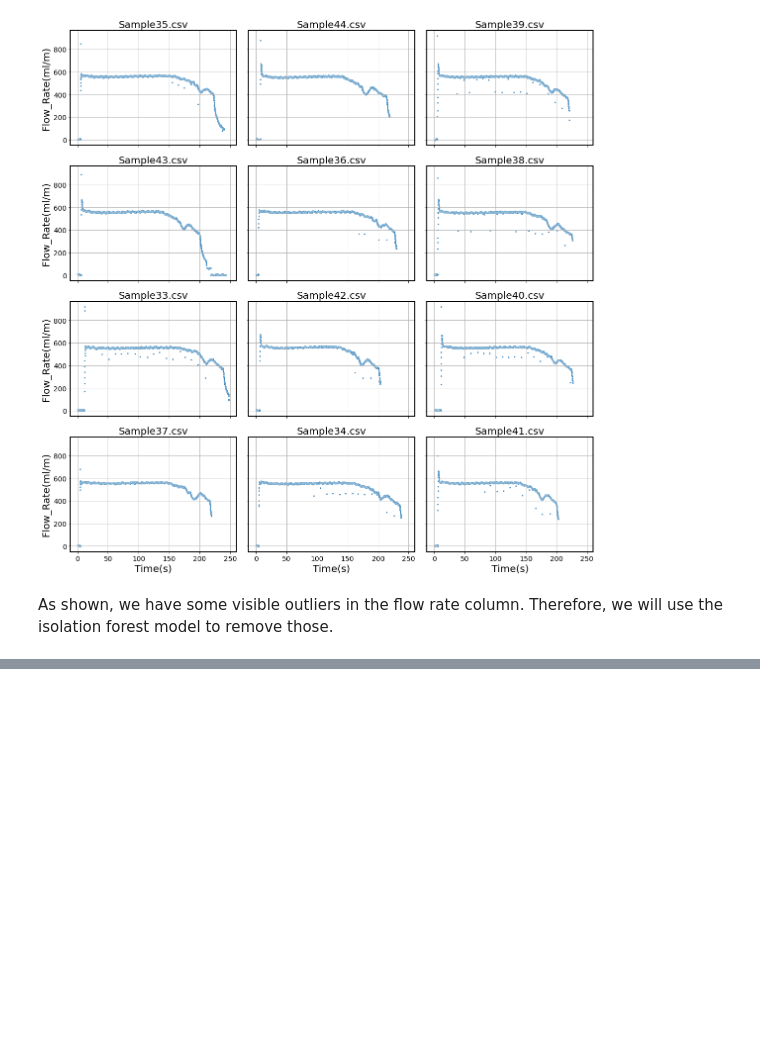
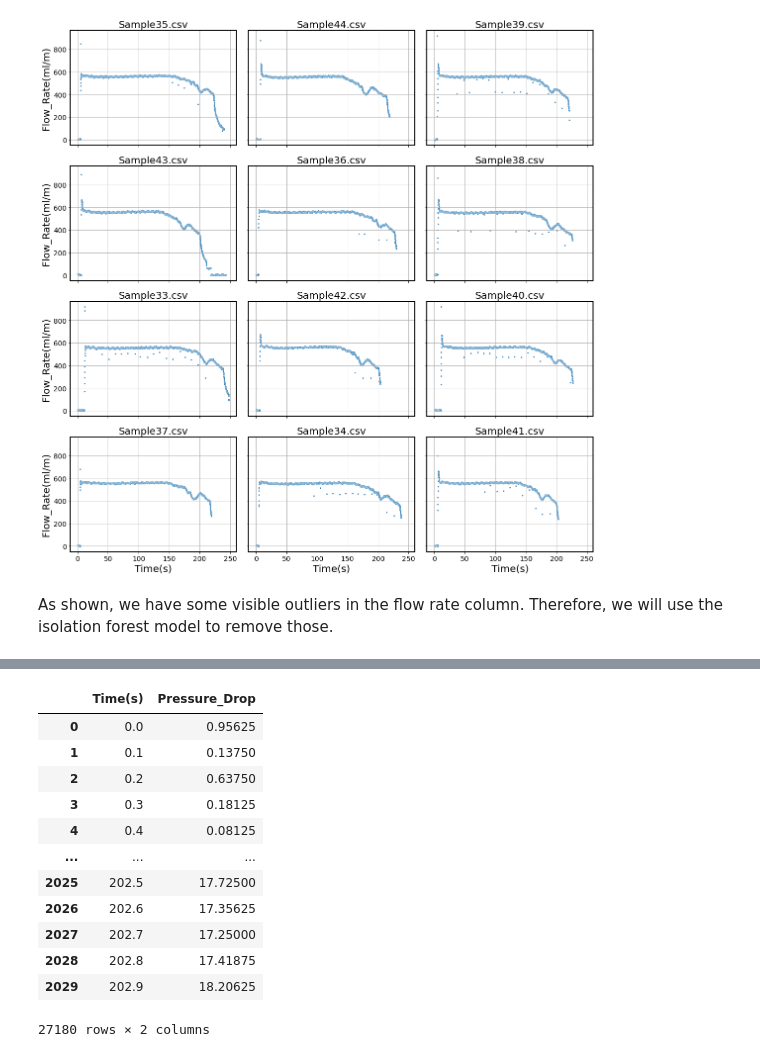
Before and after one commit to AddisonAV/DataChallenge2020, a Jupyter notebook: main.ipynb, the cells around one changed output, grey strips where cells are left out. Drawn from its saved outputs; the diff is of its cells as text; code cells hidden in the pictures; blank space fills up the shorter version.

```diff
--- a/main.ipynb
+++ b/main.ipynb
@@ -175,0 +108,8 @@ KeyError: 'Upstream_Pressure(psi)'
+# %%
+df_pr = df_example.drop(['Upstream_Pressure(psi)', 'Downstream_Pressure(psi)'], axis = 1)
+df_pr
+
+db = DBSCAN(eps = 20)
+labels = db.fit_predict(df_pr)
+df_pr['cluster'] = labels
+px.scatter(data_frame=df_pr, x = 'Time(s)', y = 'Flow_Rate(ml/m)', color = 'cluster')
@@ -175,0 +150,49 @@ KeyError: 'Upstream_Pressure(psi)'
+# %%
+def get_pressure_drop(dataFrame):
+    data_frame = dataFrame.copy()
+    UP_Pessure = np.array(data_frame['Upstream_Pressure(psi)'])
+    D_Pressure = np.array(data_frame['Downstream_Pressure(psi)'])
+    drop_pressure = UP_Pessure-D_Pressure
+    data_frame['Pressure_Drop'] = drop_pressure
+    return data_frame
+# %%
+def get_labels(data_frame):
+    df = get_pressure_drop(data_frame)
+    pressure_threshold_index = np.where(np.array(df['Pressure_Drop']) > 20)[0][0]
+
+    pressure_threshold_index
+    times = list(df['Time(s)'])
+    threshold_time = times[pressure_threshold_index]
+
+    labels = [round(threshold_time - i, 1) if (threshold_time - i) > 0 else 0 for i in times]
+    return labels, df['Pressure_Drop']
+# %%
+
+labels = []
+pressure_drop = []
+
+for i in range(len(large_dataframes)):
+    label, p_d =  get_labels(large_dataframes[i])
+    labels += label
+    pressure_drop+= list(p_d)
+
+
+
+df_full = pd.concat(large_dataframes)
+df_full = df_full.drop(['Flow_Rate(ml/m)','Upstream_Pressure(psi)', 'Downstream_Pressure(psi)'], axis = 1)
+df_full['Pressure_Drop'] = pressure_drop
+df_full
+# %% [output]
+|  | Time(s) | Pressure_Drop |
+| 0 | 0.0 | 0.95625 |
+| 1 | 0.1 | 0.13750 |
+| 2 | 0.2 | 0.63750 |
+| 3 | 0.3 | 0.18125 |
+| 4 | 0.4 | 0.08125 |
+| ... | ... | ... |
+| 2025 | 202.5 | 17.72500 |
+| 2026 | 202.6 | 17.35625 |
+| 2027 | 202.7 | 17.25000 |
+| 2028 | 202.8 | 17.41875 |
+| 2029 | 202.9 | 18.20625 |
+27180 rows × 2 columns
```
Also changed, not shown: parts of 36 cells of this notebook, 36 other files.
